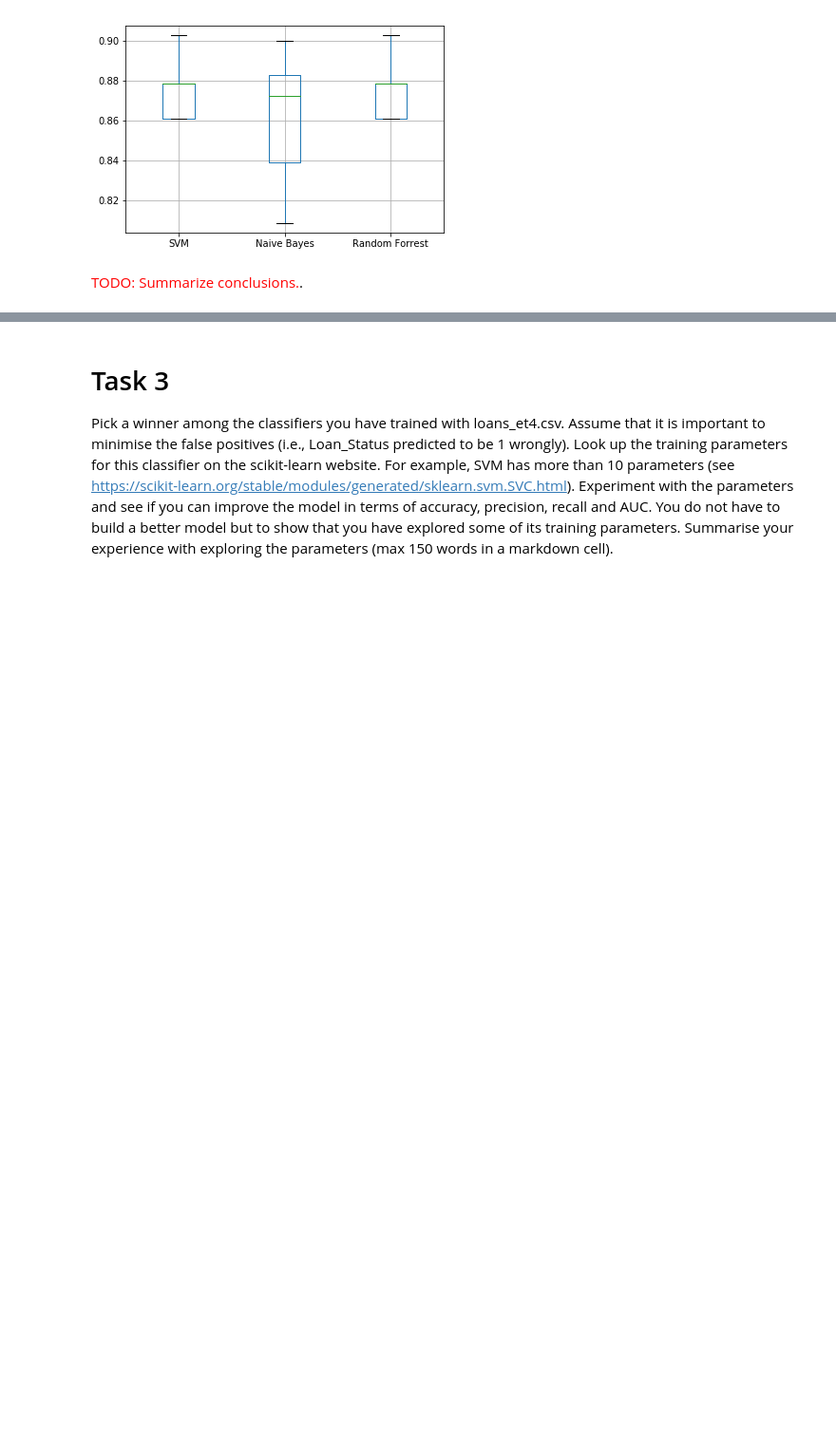
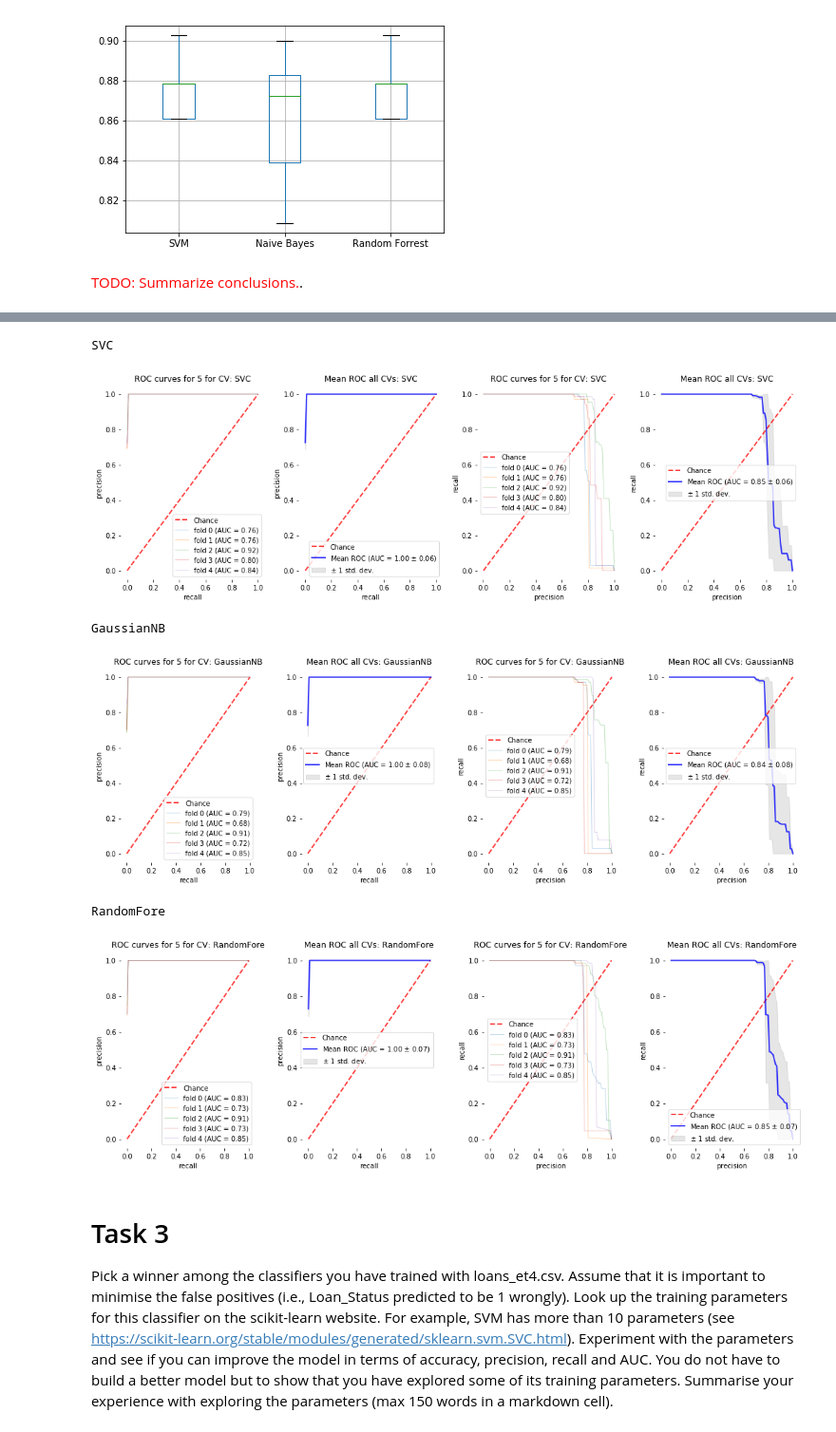
Before and after one commit to vipulpopat/MSCAI_Sem1_Etivity4, a Jupyter notebook: Lab 4 - Comparison of Classifiers - Main_18263461.ipynb, the cells around one changed output, grey strips where cells are left out. Shown: that part at 95% size. Cells and saved outputs as stored; diff of their text form; code cells hidden in the pictures; blank space fills up the shorter version.

Commit message:
Adding plots for task 2

```diff
--- a/Lab 4 - Comparison of Classifiers - Main_18263461.ipynb
+++ b/Lab 4 - Comparison of Classifiers - Main_18263461.ipynb
@@ -290,14 +290,14 @@ plot_roc_mean(mean_fpr, tprs_NB, aucs_NB, 'Naive Bayes')
 # %% [markdown]
 ### Random Forrest
 # %%
-clf = RandomForestClassifier(n_estimators=100, max_depth=2,
+random_forrest = RandomForestClassifier(n_estimators=100, max_depth=2,
                              random_state=0)
 
 # Train and evaluate the classifier by applying 5-fold cross validation.
 # We use 5 folds only, because the data set is rather small.
 accuracies_RF, f1_scores_RF, tprs_RF, aucs_RF, _recalls_RF, _precisions_RF = evaluate_classifier(folds=5,
                                                                     p=predictors, t=target,
-                                                                    classifier=clf,
+                                                                    classifier=random_forrest,
                                                                     mean_fpr=mean_fpr)
 # %%
 # Plot a ROC curve for each cross-validation fold
@@ -438,3 +383,45 @@ lines = precision_df.plot.line()
+# %%
+
+%run ./Lab4_Functions_18263461.ipynb
+
+clfs = [SVM_classifier, NB_classifier, random_forrest]
+
+for clf in clfs:
+    plt.figure(figsize=(15, 5))
+    p = 141
+    clf_name = str(clf)
+    clf_name = clf_name.split("(")[0]
+    clf_name = clf_name[0:10]
+    print(clf_name)
+    accuracies_SVM, f1_scores_SVM, tprs_SVM, aucs_SVM, _recalls_SVM, _precisions_SVM, _precisions, _praucs, _recalls = evaluate_classifier_michel(folds=5,
+                                                                        p=predictors, t=target,
+                                                                        classifier=clf,
+                                                                        mean_fpr=mean_fpr)
+
+    plt.subplot(p, frameon=False)
+    plot_roc_cv_folds_michel(mean_fpr, _precisions, _praucs, clf_name, "recall", "precision", show=False)
+
+    p += 1
+    plt.subplot(p, frameon=False)
+    plot_roc_mean_michel(mean_fpr, _precisions, _praucs, clf_name, "recall", "precision", show=False)
+
+    p += 1
+    plt.subplot(p, frameon=False)
+    plot_roc_cv_folds_michel(mean_fpr, _recalls, _praucs, clf_name, "precision", "recall", show=False)
+
+    p += 1
+    plt.subplot(p, frameon=False)
+    plot_roc_mean_michel(mean_fpr, _recalls, _praucs, clf_name, "precision", "recall", show=False)
+
+    plt.tight_layout()
+    plt.show()
+# %% [output]
+SVC
+[figure, added]
+GaussianNB
+[figure, added]
+RandomFore
+[figure, added]
 # %% [markdown]
 # Task 3
 
```
Also changed, not shown: parts of 7 cells of this notebook, 1 other file.
